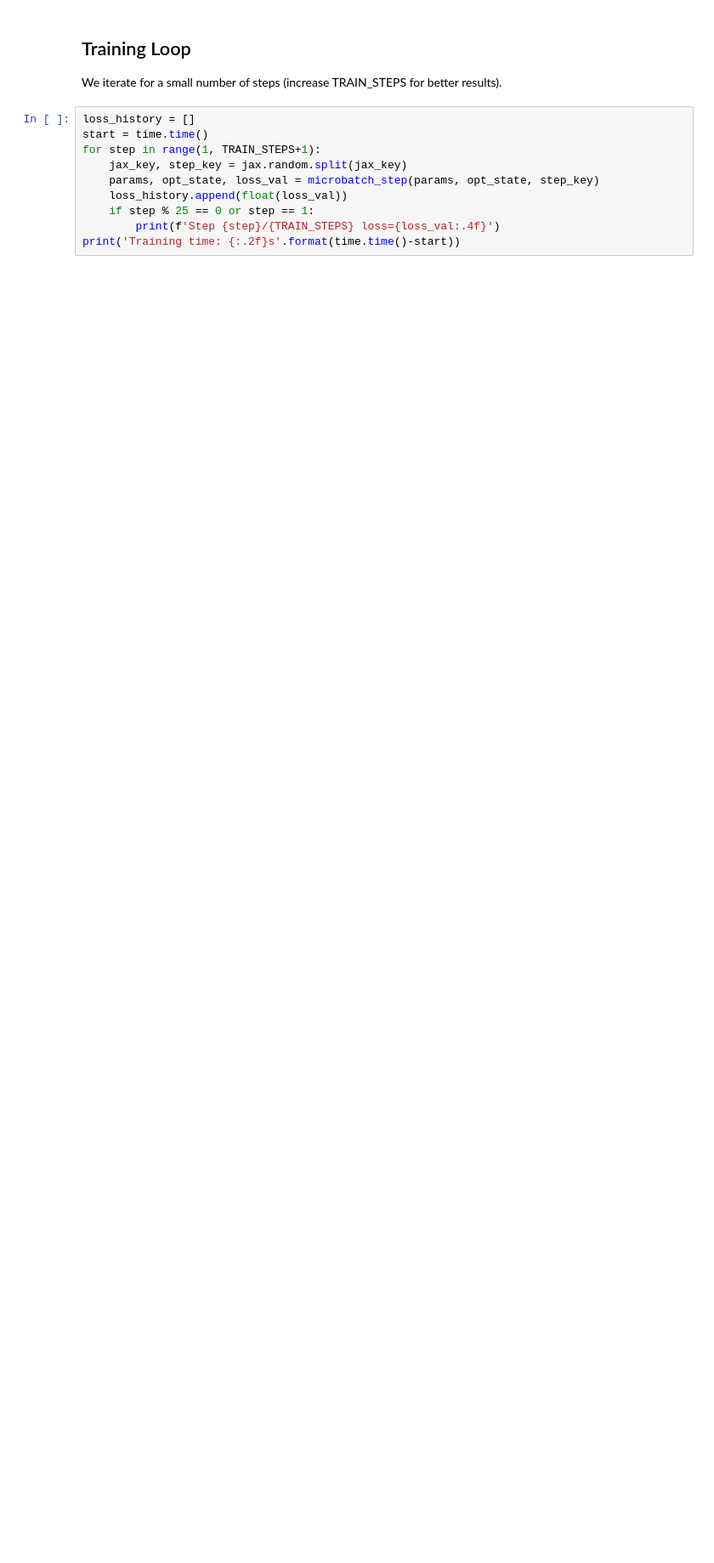
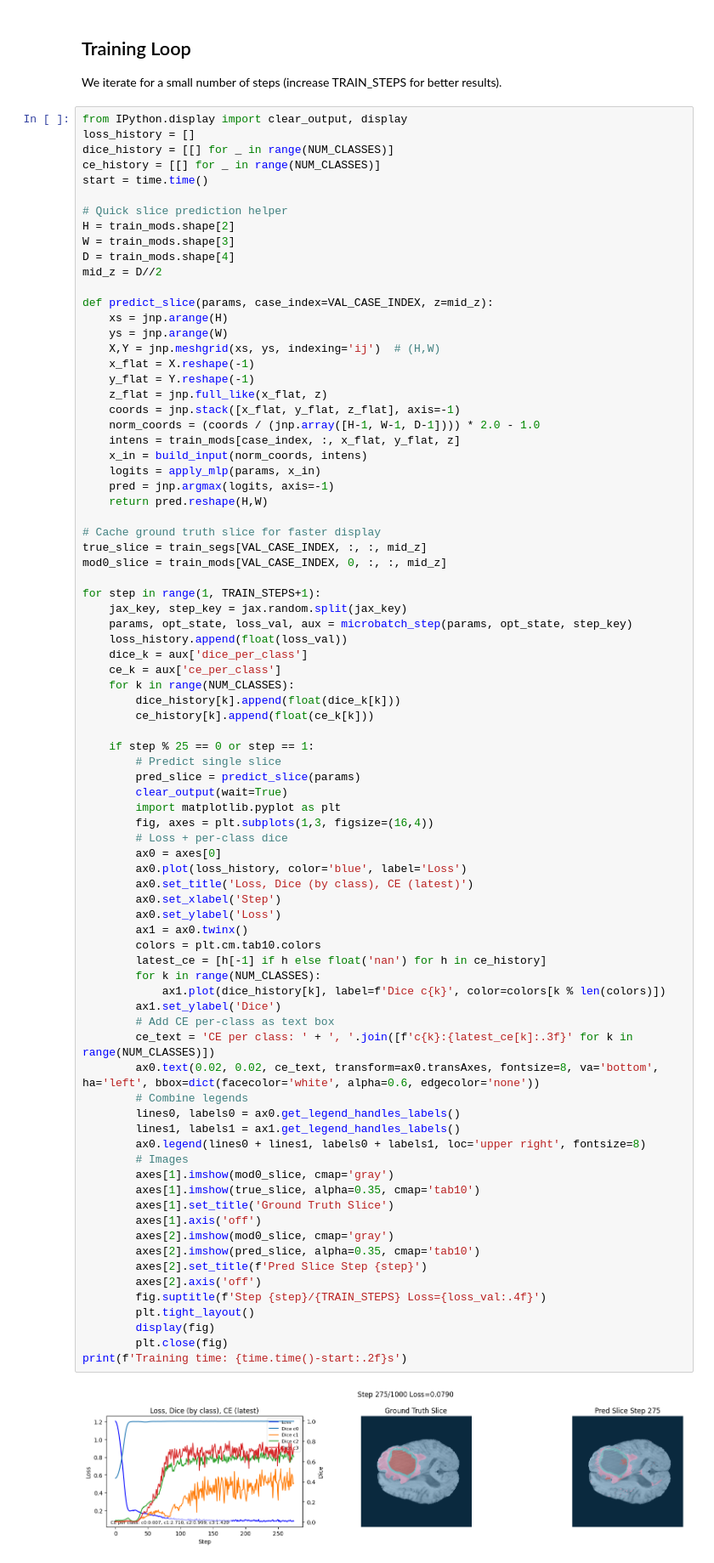
Before and after one commit to klukaszek/MRI-RayTracer, a Jupyter notebook: notebooks/jax_net.ipynb, the cells around one changed output. Shown at 85% size. Saved outputs shown, nothing was run; the diff lists cells and outputs as text; blank space fills up the shorter version.

```diff
--- a/notebooks/jax_net.ipynb
+++ b/notebooks/jax_net.ipynb
@@ -233,12 +304,85 @@ print('Warm-up loss', warm_loss)
 ## Training Loop
 We iterate for a small number of steps (increase TRAIN_STEPS for better results).
 # %%
+from IPython.display import clear_output, display
 loss_history = []
+dice_history = [[] for _ in range(NUM_CLASSES)]
+ce_history = [[] for _ in range(NUM_CLASSES)]
 start = time.time()
+
+# Quick slice prediction helper
+H = train_mods.shape[2]
+W = train_mods.shape[3]
+D = train_mods.shape[4]
+mid_z = D//2
+
+def predict_slice(params, case_index=VAL_CASE_INDEX, z=mid_z):
+    xs = jnp.arange(H)
+    ys = jnp.arange(W)
+    X,Y = jnp.meshgrid(xs, ys, indexing='ij')  # (H,W)
+    x_flat = X.reshape(-1)
+    y_flat = Y.reshape(-1)
+    z_flat = jnp.full_like(x_flat, z)
+    coords = jnp.stack([x_flat, y_flat, z_flat], axis=-1)
+    norm_coords = (coords / (jnp.array([H-1, W-1, D-1]))) * 2.0 - 1.0
+    intens = train_mods[case_index, :, x_flat, y_flat, z]
+    x_in = build_input(norm_coords, intens)
+    logits = apply_mlp(params, x_in)
+    pred = jnp.argmax(logits, axis=-1)
+    return pred.reshape(H,W)
+
+# Cache ground truth slice for faster display
+true_slice = train_segs[VAL_CASE_INDEX, :, :, mid_z]
+mod0_slice = train_mods[VAL_CASE_INDEX, 0, :, :, mid_z]
+
 for step in range(1, TRAIN_STEPS+1):
     jax_key, step_key = jax.random.split(jax_key)
-    params, opt_state, loss_val = microbatch_step(params, opt_state, step_key)
+    params, opt_state, loss_val, aux = microbatch_step(params, opt_state, step_key)
     loss_history.append(float(loss_val))
+    dice_k = aux['dice_per_class']
+    ce_k = aux['ce_per_class']
+    for k in range(NUM_CLASSES):
+        dice_history[k].append(float(dice_k[k]))
+        ce_history[k].append(float(ce_k[k]))
+
     if step % 25 == 0 or step == 1:
-        print(f'Step {step}/{TRAIN_STEPS} loss={loss_val:.4f}')
-print('Training time: {:.2f}s'.format(time.time()-start))
+        # Predict single slice
+        pred_slice = predict_slice(params)
+        clear_output(wait=True)
+        import matplotlib.pyplot as plt
+        fig, axes = plt.subplots(1,3, figsize=(16,4))
+        # Loss + per-class dice
+        ax0 = axes[0]
+        ax0.plot(loss_history, color='blue', label='Loss')
+        ax0.set_title('Loss, Dice (by class), CE (latest)')
+        ax0.set_xlabel('Step')
+        ax0.set_ylabel('Loss')
+        ax1 = ax0.twinx()
+        colors = plt.cm.tab10.colors
+        latest_ce = [h[-1] if h else float('nan') for h in ce_history]
+        for k in range(NUM_CLASSES):
+            ax1.plot(dice_history[k], label=f'Dice c{k}', color=colors[k % len(colors)])
+        ax1.set_ylabel('Dice')
+        # Add CE per-class as text box
+        ce_text = 'CE per class: ' + ', '.join([f'c{k}:{latest_ce[k]:.3f}' for k in range(NUM_CLASSES)])
+        ax0.text(0.02, 0.02, ce_text, transform=ax0.transAxes, fontsize=8, va='bottom', ha='left', bbox=dict(facecolor='white', alpha=0.6, edgecolor='none'))
+        # Combine legends
+        lines0, labels0 = ax0.get_legend_handles_labels()
+        lines1, labels1 = ax1.get_legend_handles_labels()
+        ax0.legend(lines0 + lines1, labels0 + labels1, loc='upper right', fontsize=8)
+        # Images
+        axes[1].imshow(mod0_slice, cmap='gray')
+        axes[1].imshow(true_slice, alpha=0.35, cmap='tab10')
+        axes[1].set_title('Ground Truth Slice')
+        axes[1].axis('off')
+        axes[2].imshow(mod0_slice, cmap='gray')
+        axes[2].imshow(pred_slice, alpha=0.35, cmap='tab10')
+        axes[2].set_title(f'Pred Slice Step {step}')
+        axes[2].axis('off')
+        fig.suptitle(f'Step {step}/{TRAIN_STEPS} Loss={loss_val:.4f}')
+        plt.tight_layout()
+        display(fig)
+        plt.close(fig)
+print(f'Training time: {time.time()-start:.2f}s')
+# %% [output]
+[figure, added]
```
Also changed, not shown: parts of 9 cells of this notebook, 4 other files.
